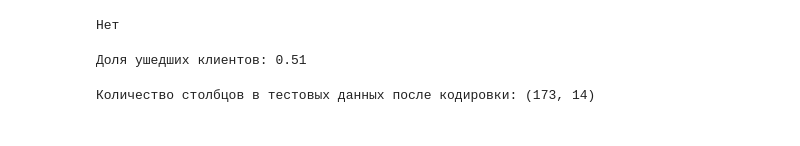
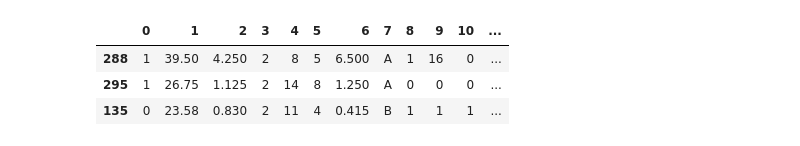
Before and after one commit to deouron/other, a Jupyter notebook: main.ipynb, the cells around one changed output. Drawn from its saved outputs; the diff is of its cells as text; code cells hidden in the pictures.

```diff
--- a/main.ipynb
+++ b/main.ipynb
@@ -124,47 +0,0 @@ df_train[df_train['7'] == 'A']
-# %%
-# Проверка, все ли клиенты с target=1 имеют значение категориального признака A
-result = all(df_train[df_train['target'] == 1]['7'] == 'A')
-
-# Вывод результата
-print("Да" if result else "Нет")
-# %% [output]
-Нет
-# %%
-# Вычисление среднего и медианы
-mean_feature_2 = df_train['2'].mean()
-median_feature_13 = df_train['13'].median()
-
-# Фильтрация данных
-filtered_clients = df_train[(df_train['2'] > mean_feature_2) & (df_train['13'] < median_feature_13)]
-
-# Вычисление доли ушедших клиентов
-churned_fraction = filtered_clients['target'].mean()
-
-# Вывод результата
-print(f"Доля ушедших клиентов: {churned_fraction:.2f}")
-# %% [output]
-Доля ушедших клиентов: 0.51
-# %%
-from sklearn.preprocessing import LabelEncoder
-
-# Копирование данных
-df_train_encoded = df_train.copy()
-df_test_encoded = df_test.copy()
-
-# Инициализация LabelEncoder
-label_encoder = LabelEncoder()
-
-# Кодировка категориальных столбцов
-for col in ['7']:
-    df_train_encoded[col] = label_encoder.fit_transform(df_train[col])
-    df_test_encoded[col] = label_encoder.transform(df_test[col])
-
-# !!! pd.get_dummies(df, columns=[''], drop_first=True) !!!
-
-# Количество столбцов в тестовых данных после кодировки
-columns_after_encoding = df_test_encoded.shape
-
-# Вывод результата
-print(f"Количество столбцов в тестовых данных после кодировки: {columns_after_encoding}")
-# %% [output]
-Количество столбцов в тестовых данных после кодировки: (173, 14)
@@ -170,0 +3,10 @@ print(f"Количество столбцов в тестовых данных
+# %%
+train_df = pd.read_csv('TrainData.csv')
+test_df = pd.read_csv('TestData.csv')
+
+train_df.sample(3)
+# %% [output]
+|  | 0 | 1 | 2 | 3 | 4 | 5 | 6 | 7 | 8 | 9 | 10 | ... |
+| 288 | 1 | 39.50 | 4.250 | 2 | 8 | 5 | 6.500 | A | 1 | 16 | 0 | ... |
+| 295 | 1 | 26.75 | 1.125 | 2 | 14 | 8 | 1.250 | A | 0 | 0 | 0 | ... |
+| 135 | 0 | 23.58 | 0.830 | 2 | 11 | 4 | 0.415 | B | 1 | 1 | 1 | ... |
```
Also changed, not shown: parts of 70 cells of this notebook.
